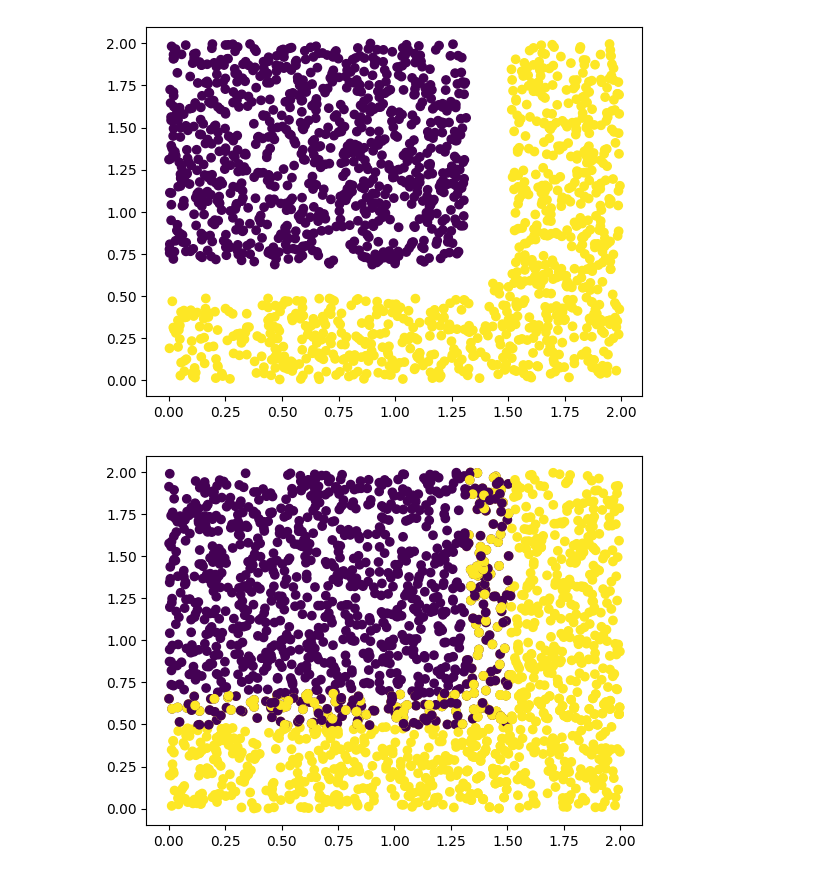
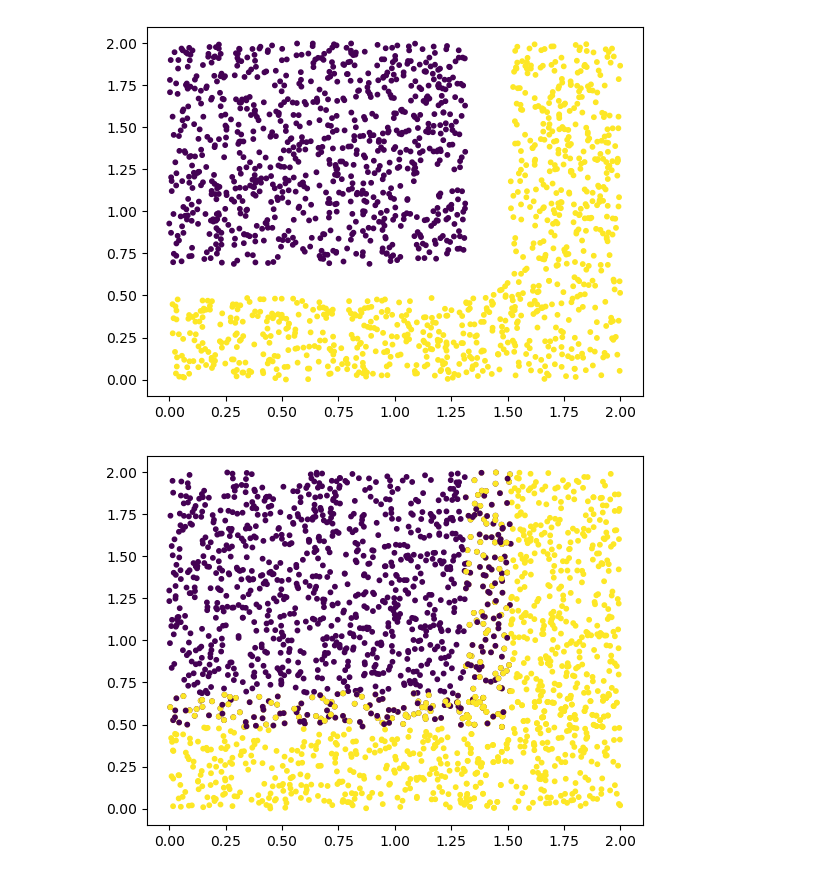
Before and after one commit to SvenNomm/XAI_tests, a Jupyter notebook: xai_data_1.ipynb, the cells around one changed output. Saved outputs shown, nothing was run; the diff lists cells and outputs as text; code cells hidden in the pictures.

Commit message:
data set construction is ready

```diff
--- a/xai_data_1.ipynb
+++ b/xai_data_1.ipynb
@@ -65,6 +69,7 @@ data_set_uf_sm_l = np.vstack([class_1_1, class_2_2])
 np.random.shuffle(data_set_uf_sm_l)
 
 fig_1_1, ax_1_1 = plt.subplots()
-ax_1_1.scatter(data_set_uf_sm_l[:, 0], data_set_uf_sm_l[:, 1], c=data_set_uf_sm_l[:, 2].astype('float'))
+ax_1_1.scatter(data_set_uf_sm_l[:, 0], data_set_uf_sm_l[:, 1], s=10, c=data_set_uf_sm_l[:, 2].astype('float'))
 plt.show()
+data_sets['uniform_soft_margin_straight_line'] = data_set_uf_sm_l
 # %% [output]
@@ -81,6 +86,8 @@ data_set_beta_hm_l = np.vstack([class_3_1, class_4_1])
 np.random.shuffle(data_set_beta_hm_l)
 
 fig_2_1, ax_2_1 = plt.subplots()
-ax_2_1.scatter(data_set_beta_hm_l[:, 0], data_set_beta_hm_l[:, 1], c=data_set_beta_hm_l[:, 2].astype('float'))
+ax_2_1.scatter(data_set_beta_hm_l[:, 0], data_set_beta_hm_l[:, 1], s=10, c=data_set_beta_hm_l[:, 2].astype('float'))
 plt.show()
+
+data_sets['beta_hard_margin_straight_line'] = data_set_beta_hm_l
 # %% [output]
@@ -92,6 +99,7 @@ data_set_beta_sm_l = np.vstack([class_3_1, class_4_2])
 np.random.shuffle(data_set_beta_sm_l)
 
 fig_2_2, ax_2_2 = plt.subplots()
-ax_2_2.scatter(data_set_beta_sm_l[:, 0], data_set_beta_sm_l[:, 1], c=data_set_beta_sm_l[:, 2].astype('float'))
+ax_2_2.scatter(data_set_beta_sm_l[:, 0], data_set_beta_sm_l[:, 1], s=10, c=data_set_beta_sm_l[:, 2].astype('float'))
 plt.show()
+data_sets['beta_soft_margin_straight_line'] = data_set_beta_sm_l
 # %% [output]
@@ -131,10 +139,12 @@ class_6_1 = np.hstack([class_6, labels_2_1])
 data_set_uf_hm_sq = np.vstack([class_5_1, class_6_1])
 
 fig_3_1, ax_3_1 = plt.subplots()
-ax_3_1.scatter(data_set_uf_hm_sq[:, 0], data_set_uf_hm_sq[:, 1], c=data_set_uf_hm_sq[:, 2].astype('float'))
+ax_3_1.scatter(data_set_uf_hm_sq[:, 0], data_set_uf_hm_sq[:, 1], s=10, c=data_set_uf_hm_sq[:, 2].astype('float'))
 plt.show()
+
+data_sets['uniform_hard_margin_corner'] = data_set_uf_hm_sq
 # %% [output]
-[figure, old version]
+[figure, new version]
 # %%
 l = 2
 mu_x = 1
@@ -142,32 +152,33 @@ mu_y = 1
 class_5 = np.random.uniform([mu_x-l/2, mu_y-l/2], [mu_x+l/2, mu_y+l/2], (n_1+n_2, 2))
 class_5_1 = class_5[class_5[:, 0]>l/np.sqrt(2) - l * 0.05,:]
 class_5_2 = class_5[class_5[:, 0]<l/np.sqrt(2) + l * 0.05,:]
 class_5_3 = class_5_2[class_5_2[:, 1] < l * (1- 1/np.sqrt(2)) + l * 0.05, :]
 class_5_2 = class_5_2[class_5_2[:, 1] > l * (1- 1/np.sqrt(2)) - l * 0.05, :]
 class_5_4 = class_5_1[class_5_1[:, 1] < l * (1- 1/np.sqrt(2)) + l * 0.05, :]
 class_5_1 = class_5_1[class_5_1[:, 1] > l * (1- 1/np.sqrt(2)) - l * 0.05, :]
 
 #class_5_2_1 = class_5_2[class_5_2[:, 0] < l/np.sqrt(2) - l * 0.05]
 #class_5_2_1 = class_5_2_1[class_5_2_1[:, 1] > l * (1- 1/np.sqrt(2)) + l *0.05]
 #class_5_1_1 = class_5_1[class_5_1[:, 0] > l/np.sqrt(2) + l * 0.05]
 #class_5_3_1 = class_5_3[class_5_3[:, 1] < l * (1- 1/np.sqrt(2)) - l *0.05]
 
 #class_5 = class_5_2[class_5_2[:, 1]>l*(1-1/np.sqrt(2))+0.1, :]
 class_7 = class_5_2
 class_8 = np.vstack([class_5_1, class_5_3, class_5_4])
 
 
 labels_1_1=np.zeros((len(class_7), 1))
 labels_2_1=np.ones((len(class_8), 1))
 
 class_7 = np.hstack([class_7, labels_1_1])
 class_8 = np.hstack([class_8, labels_2_1])
 
 data_set_uf_sm_sq = np.vstack([class_7, class_8])
 np.random.shuffle(data_set_uf_sm_sq)
 
 fig_3_2, ax_3_2 = plt.subplots()
-ax_3_2.scatter(data_set_uf_sm_sq[:, 0], data_set_uf_sm_sq[:, 1], c=data_set_uf_sm_sq[:, 2].astype('float'))
+ax_3_2.scatter(data_set_uf_sm_sq[:, 0], data_set_uf_sm_sq[:, 1], s= 10, c=data_set_uf_sm_sq[:, 2].astype('float'))
 plt.show()
+data_sets['uniform_soft_margin_corner'] = data_set_uf_sm_sq
 # %% [output]
-[figure, old version]
+[figure, new version]
```
Also changed, not shown: parts of 15 cells of this notebook.
